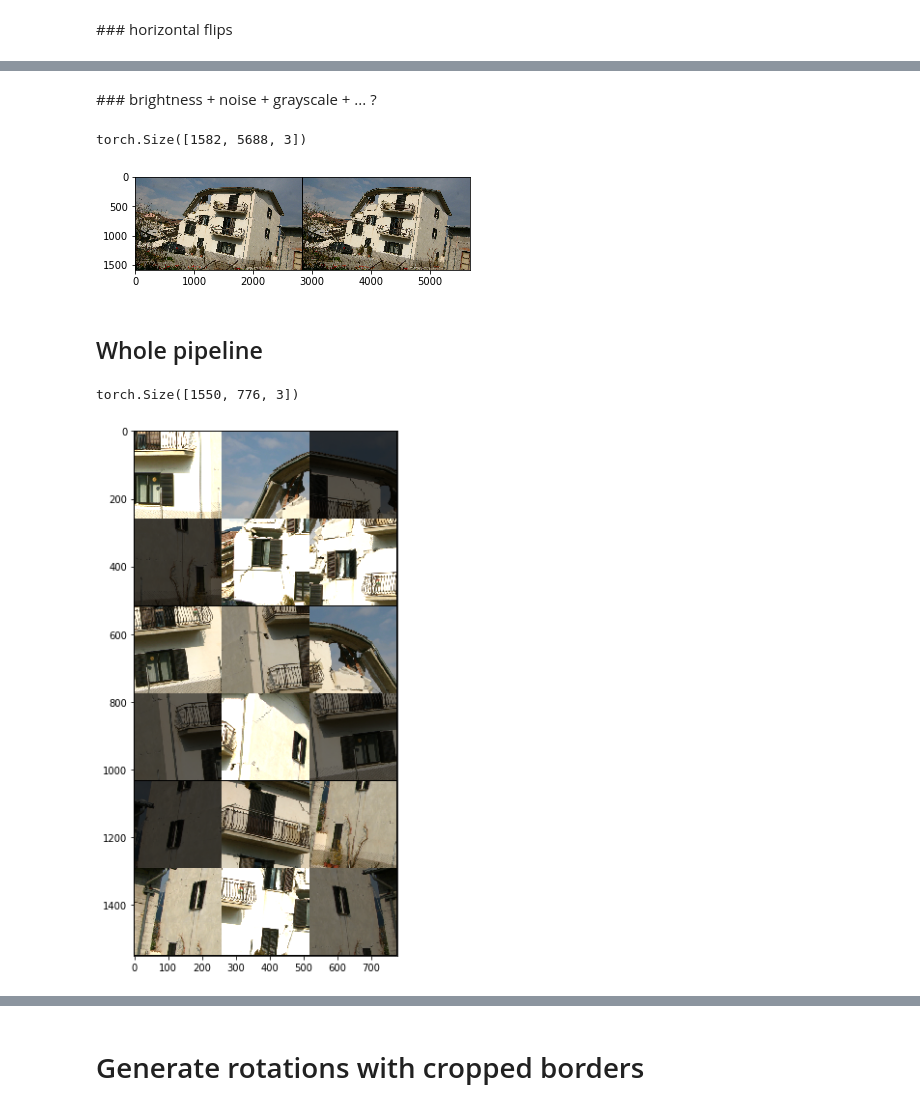
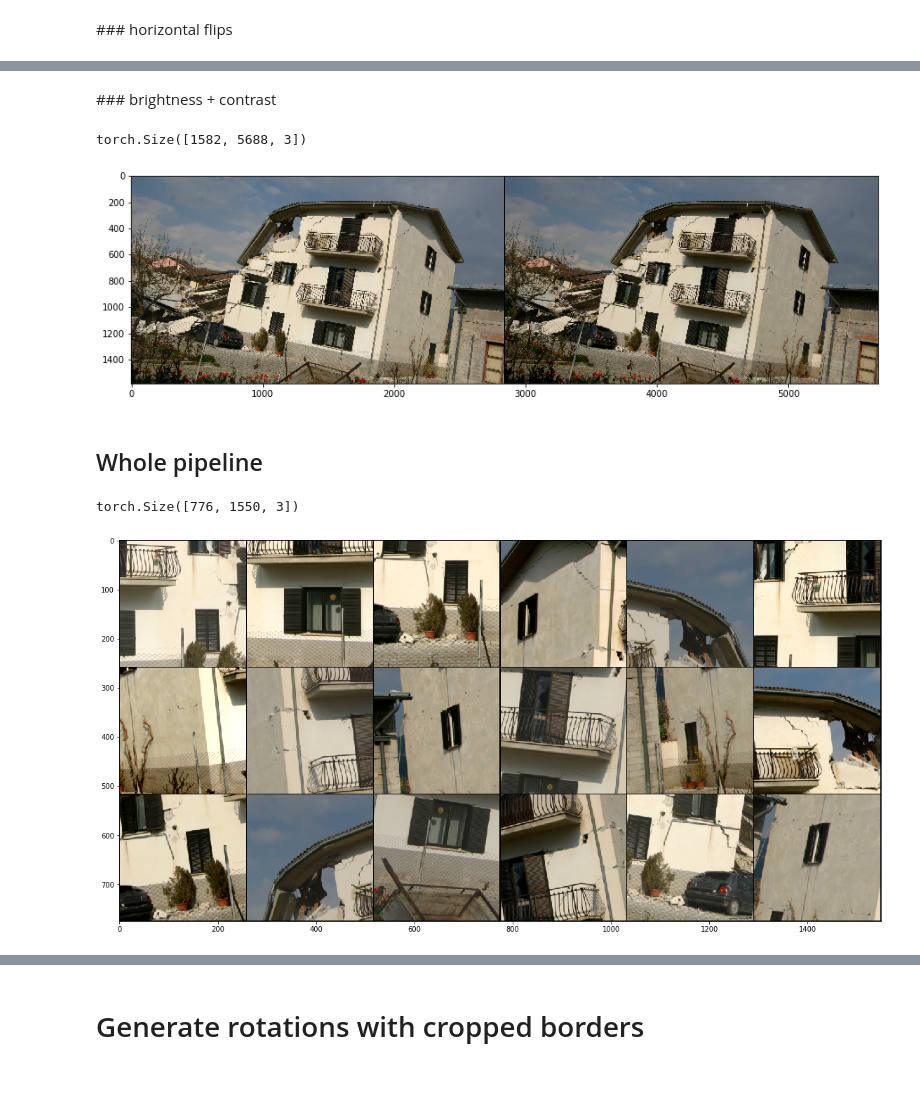
Before and after one commit to gregunz/FacadeParsing, a Jupyter notebook: nb03_data_augmentation.ipynb, the cells around one changed output, grey strips where cells are left out. Saved outputs shown, nothing was run; the diff lists cells and outputs as text; code cells hidden in the pictures; blank space fills up the shorter version.

```diff
--- a/nb03_data_augmentation.ipynb
+++ b/nb03_data_augmentation.ipynb
@@ -107,10 +107,11 @@ show_labeled_img(*random_flip(*crops[0], p=1), label_name_to_value)
 # %% [markdown]
-### brightness + noise + grayscale + ... ?
+### brightness + contrast
 # %%
-show_img(make_grid([i0, random_brightness(i0, l0)[0]]))
+plt.figure(figsize=(15,8))
+show_img(make_grid([i0, random_brightness_and_contrast(i0, l0)[0]]))
 # %% [output]
 torch.Size([1582, 5688, 3])
-[figure, old version]
+[figure, new version]
 # %% [markdown]
 ## Whole pipeline
 # %%
@@ -121,9 +122,9 @@ img_patches, lbl_patches = aug_pipeline(img, lbl)
 # %%
 plt.figure(figsize=(20, 10))
-show_img(make_grid(img_patches, nrow=3))
+show_img(make_grid(img_patches, nrow=6))
 # %% [output]
-torch.Size([1550, 776, 3])
+torch.Size([776, 1550, 3])
-[figure, old version]
+[figure, new version]
 # %%
 plt.figure(figsize=(20, 10))
 show_img(make_grid(lbl_patches, nrow=6)[0:1, :, :])
```
Also changed, not shown: parts of 11 cells of this notebook, 11 other files.
